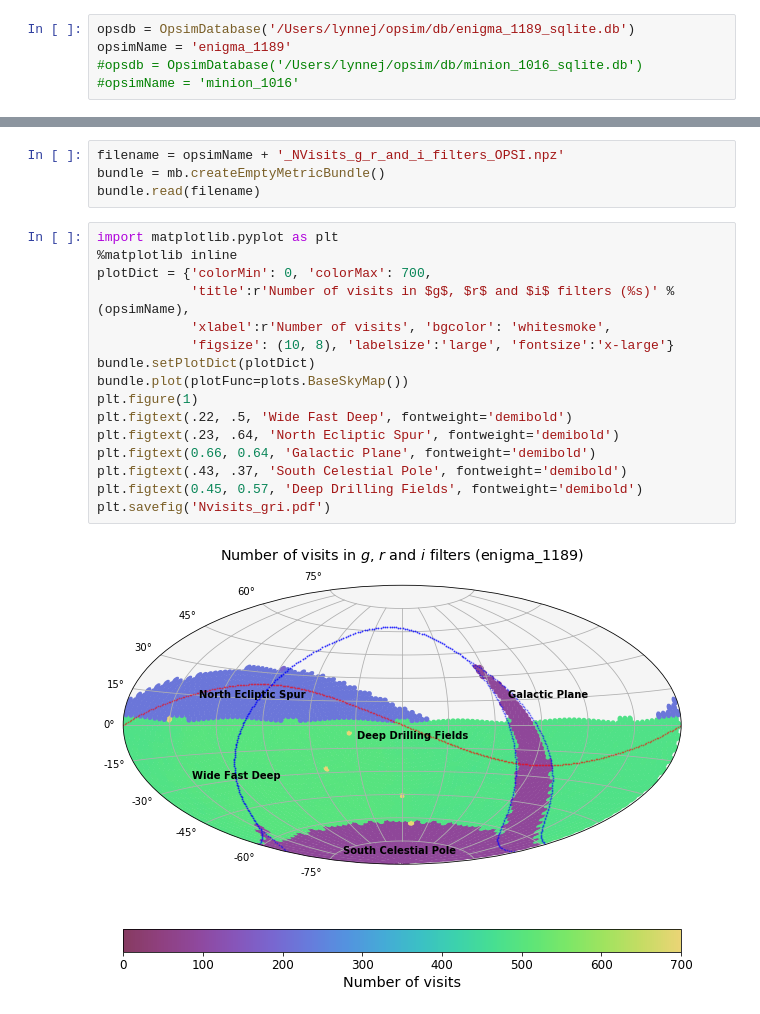
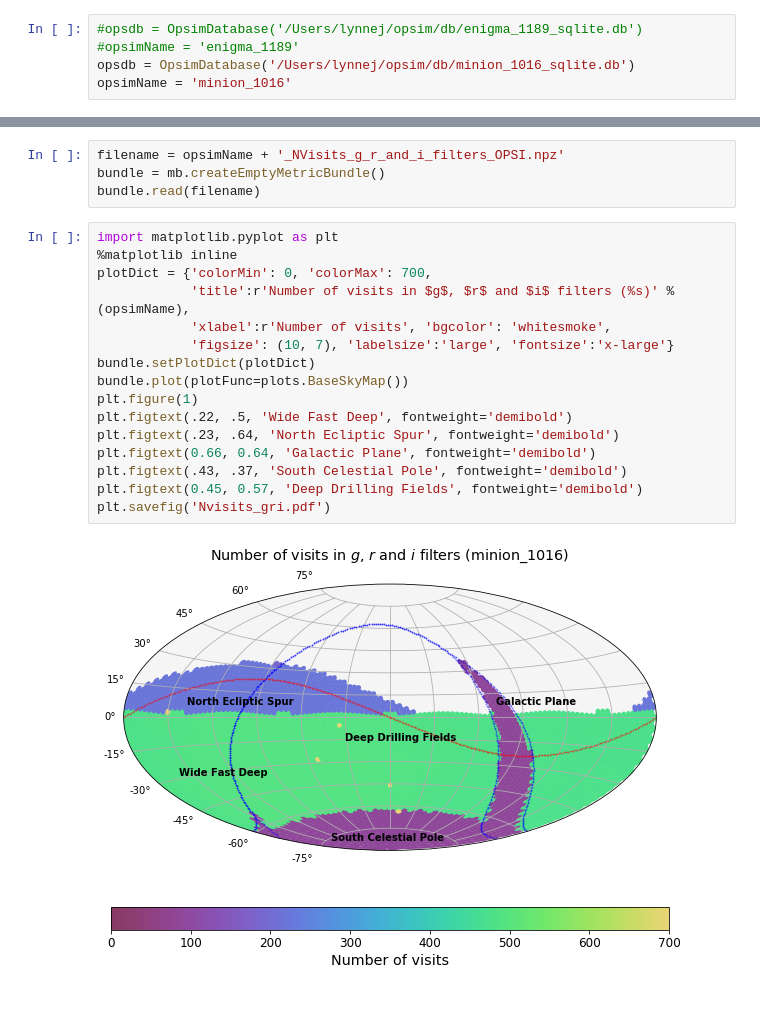
Before and after one commit to lsst-pst/neo_capabilities, a Jupyter notebook: NumVisits plots.ipynb, the cells around one changed output, grey strips where cells are left out. Cells and saved outputs as stored; diff of their text form.

Commit message:
Swap Nvisits plots back to minion_1016

```diff
--- a/NumVisits plots.ipynb
+++ b/NumVisits plots.ipynb
@@ -7,10 +7,10 @@ import lsst.sims.maf.metricBundles as mb
 # %% [markdown]
 If you need to calculate the metric data from scratch execute the following cells. Otherwise skip down to the 'read from disk' cell (5th from top).
 # %%
-opsdb = OpsimDatabase('/Users/lynnej/opsim/db/enigma_1189_sqlite.db')
-opsimName = 'enigma_1189'
-#opsdb = OpsimDatabase('/Users/lynnej/opsim/db/minion_1016_sqlite.db')
-#opsimName = 'minion_1016'
+#opsdb = OpsimDatabase('/Users/lynnej/opsim/db/enigma_1189_sqlite.db')
+#opsimName = 'enigma_1189'
+opsdb = OpsimDatabase('/Users/lynnej/opsim/db/minion_1016_sqlite.db')
+opsimName = 'minion_1016'
 # %%
 m = metrics.CountMetric(col='expMJD', metricName='NVisits')
 s = slicers.OpsimFieldSlicer()
@@ -37,18 +37,18 @@ bundle.read(filename)
 # %%
 import matplotlib.pyplot as plt
 %matplotlib inline
 plotDict = {'colorMin': 0, 'colorMax': 700,
             'title':r'Number of visits in $g$, $r$ and $i$ filters (%s)' % (opsimName),
             'xlabel':r'Number of visits', 'bgcolor': 'whitesmoke',
-            'figsize': (10, 8), 'labelsize':'large', 'fontsize':'x-large'}
+            'figsize': (10, 7), 'labelsize':'large', 'fontsize':'x-large'}
 bundle.setPlotDict(plotDict)
 bundle.plot(plotFunc=plots.BaseSkyMap())
 plt.figure(1)
 plt.figtext(.22, .5, 'Wide Fast Deep', fontweight='demibold')
 plt.figtext(.23, .64, 'North Ecliptic Spur', fontweight='demibold')
 plt.figtext(0.66, 0.64, 'Galactic Plane', fontweight='demibold')
 plt.figtext(.43, .37, 'South Celestial Pole', fontweight='demibold')
 plt.figtext(0.45, 0.57, 'Deep Drilling Fields', fontweight='demibold')
 plt.savefig('Nvisits_gri.pdf')
 # %% [output]
-[figure, old version]
+[figure, new version]
```
Also changed, not shown: parts of 1 cell of this notebook, 1 other file.
